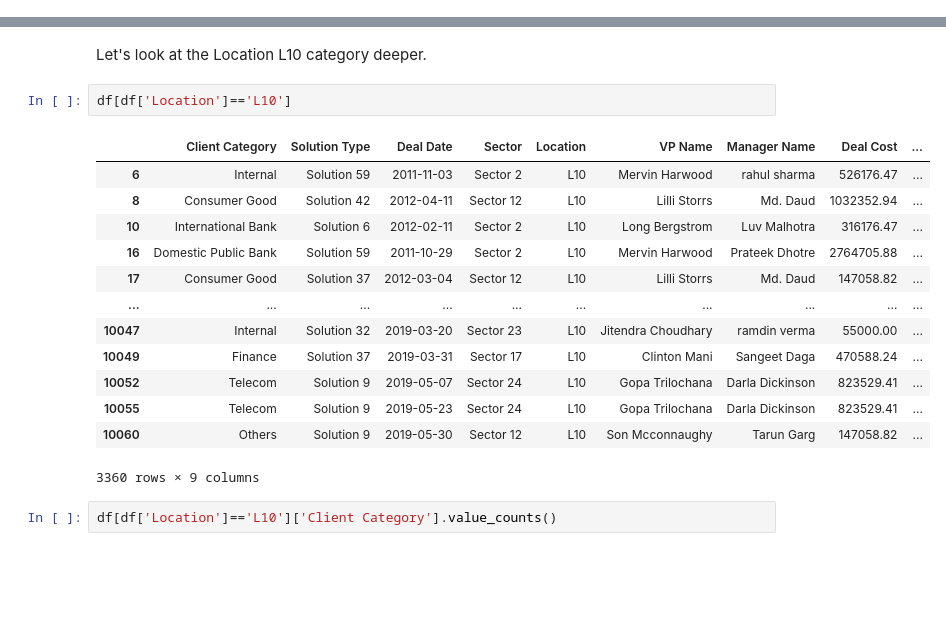
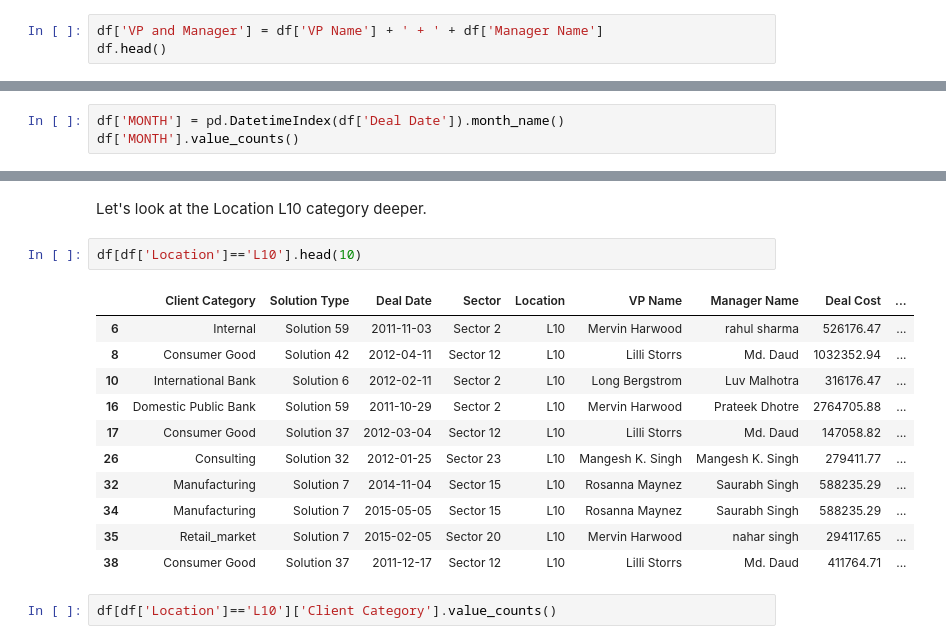
Before and after one commit to Kenrich005/WinPrediction_ImarticusCapstone, a Jupyter notebook: Imarticus Capstone Win Prediction.ipynb, the cells around one changed output, grey strips where cells are left out. Saved outputs shown, nothing was run; the diff lists cells and outputs as text; blank space fills up the shorter version.

```diff
--- a/Imarticus Capstone Win Prediction.ipynb
+++ b/Imarticus Capstone Win Prediction.ipynb
@@ -84,0 +221,3 @@ Name: Client Category, dtype: int64
+# %%
+df['VP and Manager'] = df['VP Name'] + ' + ' + df['Manager Name']
+df.head()
@@ -84,0 +239,3 @@ Name: Client Category, dtype: int64
+# %%
+df['MONTH'] = pd.DatetimeIndex(df['Deal Date']).month_name()
+df['MONTH'].value_counts()
@@ -129,21 +360,19 @@ Through this we notice that Location for all the null values is L10.
 # %% [markdown]
 Let's look at the Location L10 category deeper.
 # %%
-df[df['Location']=='L10']
+df[df['Location']=='L10'].head(10)
 # %% [output]
 |  | Client Category | Solution Type | Deal Date | Sector | Location | VP Name | Manager Name | Deal Cost | ... |
 | 6 | Internal | Solution 59 | 2011-11-03 | Sector 2 | L10 | Mervin Harwood | rahul sharma | 526176.47 | ... |
 | 8 | Consumer Good | Solution 42 | 2012-04-11 | Sector 12 | L10 | Lilli Storrs | Md. Daud | 1032352.94 | ... |
 | 10 | International Bank | Solution 6 | 2012-02-11 | Sector 2 | L10 | Long Bergstrom | Luv Malhotra | 316176.47 | ... |
 | 16 | Domestic Public Bank | Solution 59 | 2011-10-29 | Sector 2 | L10 | Mervin Harwood | Prateek Dhotre | 2764705.88 | ... |
 | 17 | Consumer Good | Solution 37 | 2012-03-04 | Sector 12 | L10 | Lilli Storrs | Md. Daud | 147058.82 | ... |
-| ... | ... | ... | ... | ... | ... | ... | ... | ... | ... |
-| 10047 | Internal | Solution 32 | 2019-03-20 | Sector 23 | L10 | Jitendra Choudhary | ramdin verma | 55000.00 | ... |
-| 10049 | Finance | Solution 37 | 2019-03-31 | Sector 17 | L10 | Clinton Mani | Sangeet Daga | 470588.24 | ... |
-| 10052 | Telecom | Solution 9 | 2019-05-07 | Sector 24 | L10 | Gopa Trilochana | Darla Dickinson | 823529.41 | ... |
-| 10055 | Telecom | Solution 9 | 2019-05-23 | Sector 24 | L10 | Gopa Trilochana | Darla Dickinson | 823529.41 | ... |
-| 10060 | Others | Solution 9 | 2019-05-30 | Sector 12 | L10 | Son Mcconnaughy | Tarun Garg | 147058.82 | ... |
+| 26 | Consulting | Solution 32 | 2012-01-25 | Sector 23 | L10 | Mangesh K. Singh | Mangesh K. Singh | 279411.77 | ... |
+| 32 | Manufacturing | Solution 7 | 2014-11-04 | Sector 15 | L10 | Rosanna Maynez | Saurabh Singh | 588235.29 | ... |
+| 34 | Manufacturing | Solution 7 | 2015-05-05 | Sector 15 | L10 | Rosanna Maynez | Saurabh Singh | 588235.29 | ... |
+| 35 | Retail_market | Solution 7 | 2015-02-05 | Sector 20 | L10 | Mervin Harwood | nahar singh | 294117.65 | ... |
+| 38 | Consumer Good | Solution 37 | 2011-12-17 | Sector 12 | L10 | Lilli Storrs | Md. Daud | 411764.71 | ... |
-3360 rows × 9 columns
 # %%
 df[df['Location']=='L10']['Client Category'].value_counts()
 # %% [output]
```
Also changed, not shown: parts of 129 cells of this notebook.
